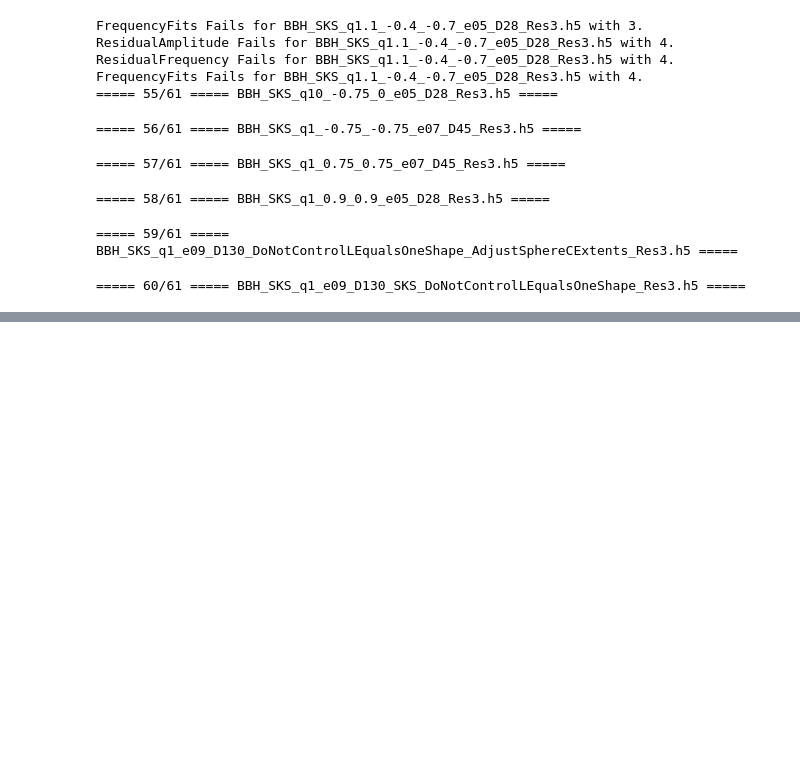
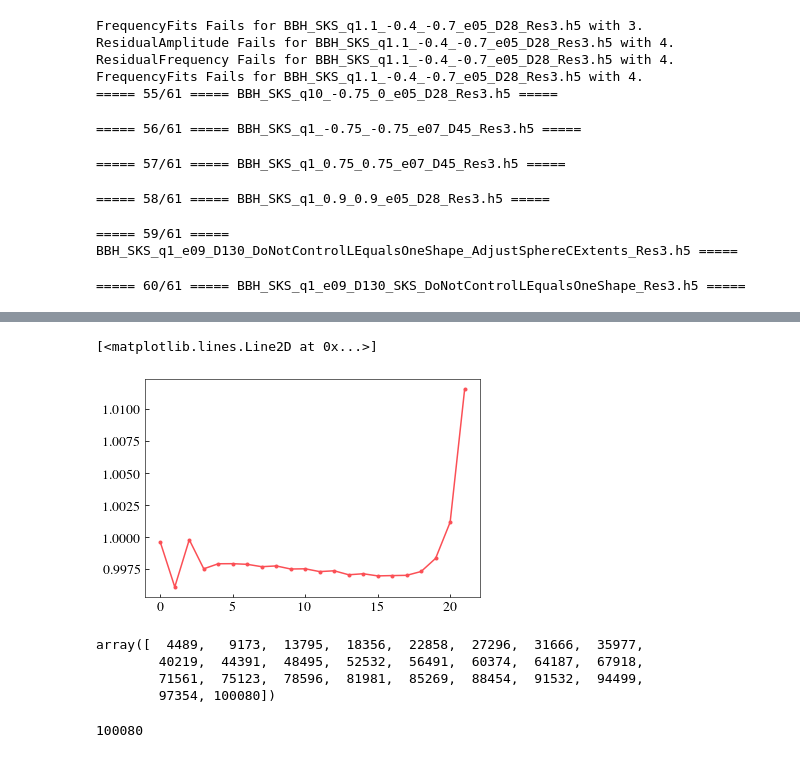
Before and after one commit to vijayvarma392/gw_eccentricity, a Jupyter notebook: notebook/diagnostics-NR.ipynb, the cells around one changed output, grey strips where cells are left out. Saved outputs shown, nothing was run; the diff lists cells and outputs as text; code cells hidden in the pictures; blank space fills up the shorter version.

```diff
--- a/notebook/diagnostics-NR.ipynb
+++ b/notebook/diagnostics-NR.ipynb
@@ -270,0 +411,17 @@ FrequencyFits Fails for BBH_SKS_q1.1_-0.4_-0.7_e05_D28_Res3.h5 with 4.
+# %%
+plt.plot(gwecc_obj.res_omega22[gwecc_obj.pericenters_location][1:] / gwecc_obj.res_omega22[gwecc_obj.pericenters_location][:-1], marker=".")
+# %% [output]
+[<matplotlib.lines.Line2D at 0x...>]
+[figure, added]
+# %%
+gwecc_obj.apocenters_location
+# %% [output]
+array([  4489,   9173,  13795,  18356,  22858,  27296,  31666,  35977,
+        40219,  44391,  48495,  52532,  56491,  60374,  64187,  67918,
+        71561,  75123,  78596,  81981,  85269,  88454,  91532,  94499,
+        97354, 100080])
+# %%
+last_apo = gwecc_obj.get_last_extrema_from_res_omega22_ratio(gwecc_obj.apocenters_location, max_ratio=1.05)
+last_apo
+# %% [output]
+100080
```
Also changed, not shown: parts of 12 cells of this notebook, 2 other files.
